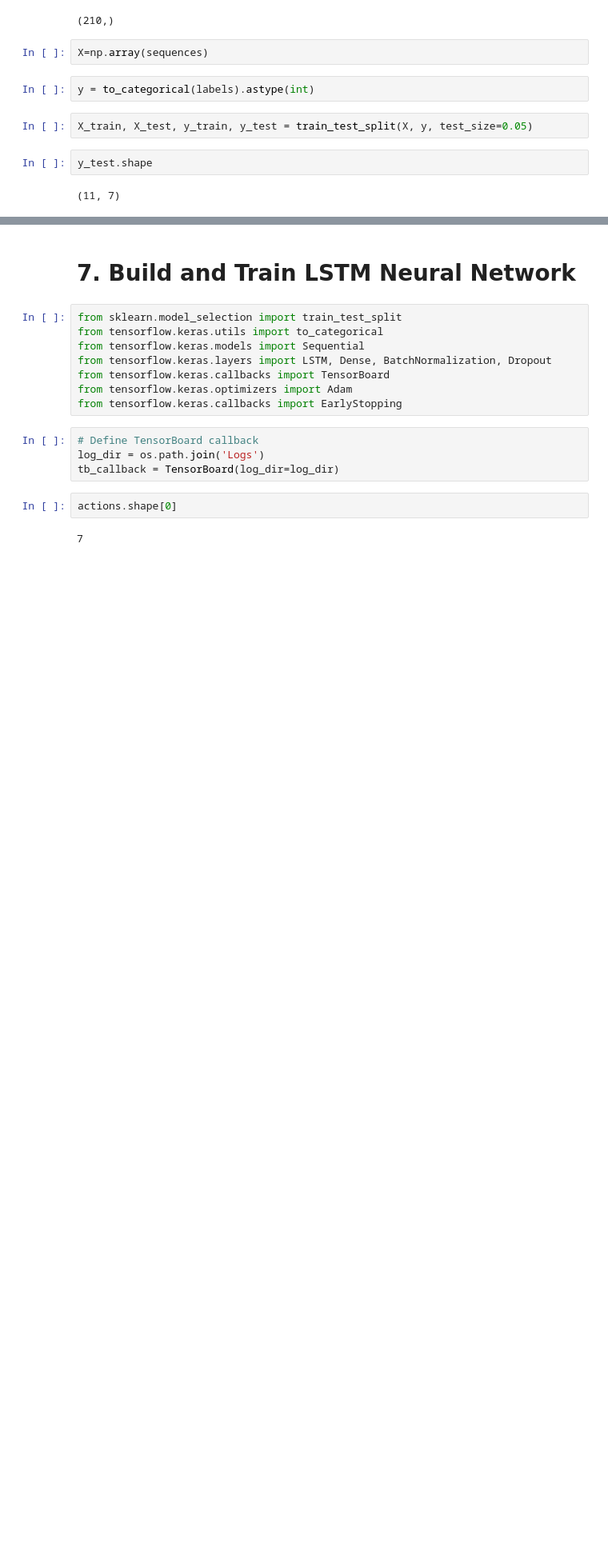
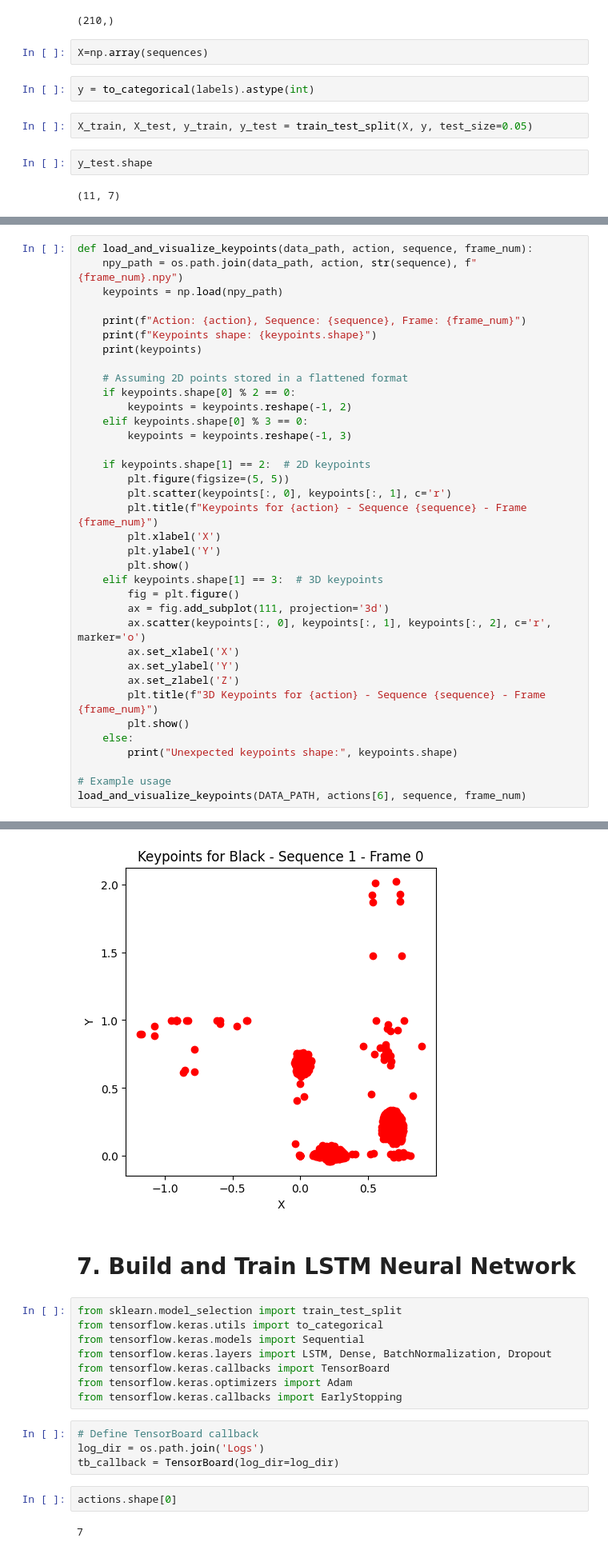
Before and after one commit to Zainab-Mohammed/sign-language-translation, a Jupyter notebook: SignRecognition.ipynb, the cells around one changed output, grey strips where cells are left out. Shown at 80% size. Saved outputs shown, nothing was run; the diff lists cells and outputs as text; blank space fills up the shorter version.

```diff
--- a/SignRecognition.ipynb
+++ b/SignRecognition.ipynb
@@ -293,0 +314,37 @@ y_test.shape
+# %%
+def load_and_visualize_keypoints(data_path, action, sequence, frame_num):
+    npy_path = os.path.join(data_path, action, str(sequence), f"{frame_num}.npy")
+    keypoints = np.load(npy_path)
+
+    print(f"Action: {action}, Sequence: {sequence}, Frame: {frame_num}")
+    print(f"Keypoints shape: {keypoints.shape}")
+    print(keypoints)
+
+    # Assuming 2D points stored in a flattened format
+    if keypoints.shape[0] % 2 == 0:
+        keypoints = keypoints.reshape(-1, 2)
+    elif keypoints.shape[0] % 3 == 0:
+        keypoints = keypoints.reshape(-1, 3)
+
+    if keypoints.shape[1] == 2:  # 2D keypoints
+        plt.figure(figsize=(5, 5))
+        plt.scatter(keypoints[:, 0], keypoints[:, 1], c='r')
+        plt.title(f"Keypoints for {action} - Sequence {sequence} - Frame {frame_num}")
+        plt.xlabel('X')
+        plt.ylabel('Y')
+        plt.show()
+    elif keypoints.shape[1] == 3:  # 3D keypoints
+        fig = plt.figure()
+        ax = fig.add_subplot(111, projection='3d')
+        ax.scatter(keypoints[:, 0], keypoints[:, 1], keypoints[:, 2], c='r', marker='o')
+        ax.set_xlabel('X')
+        ax.set_ylabel('Y')
+        ax.set_zlabel('Z')
+        plt.title(f"3D Keypoints for {action} - Sequence {sequence} - Frame {frame_num}")
+        plt.show()
+    else:
+        print("Unexpected keypoints shape:", keypoints.shape)
+
+# Example usage
+load_and_visualize_keypoints(DATA_PATH, actions[6], sequence, frame_num)
+# %% [output]
@@ -294,3 +355,4 @@ y_test.shape
+[figure, added]
 # %% [markdown]
 # 7. Build and Train LSTM Neural Network
 # %%
```
Also changed, not shown: parts of 9 cells of this notebook, 10 other files.
